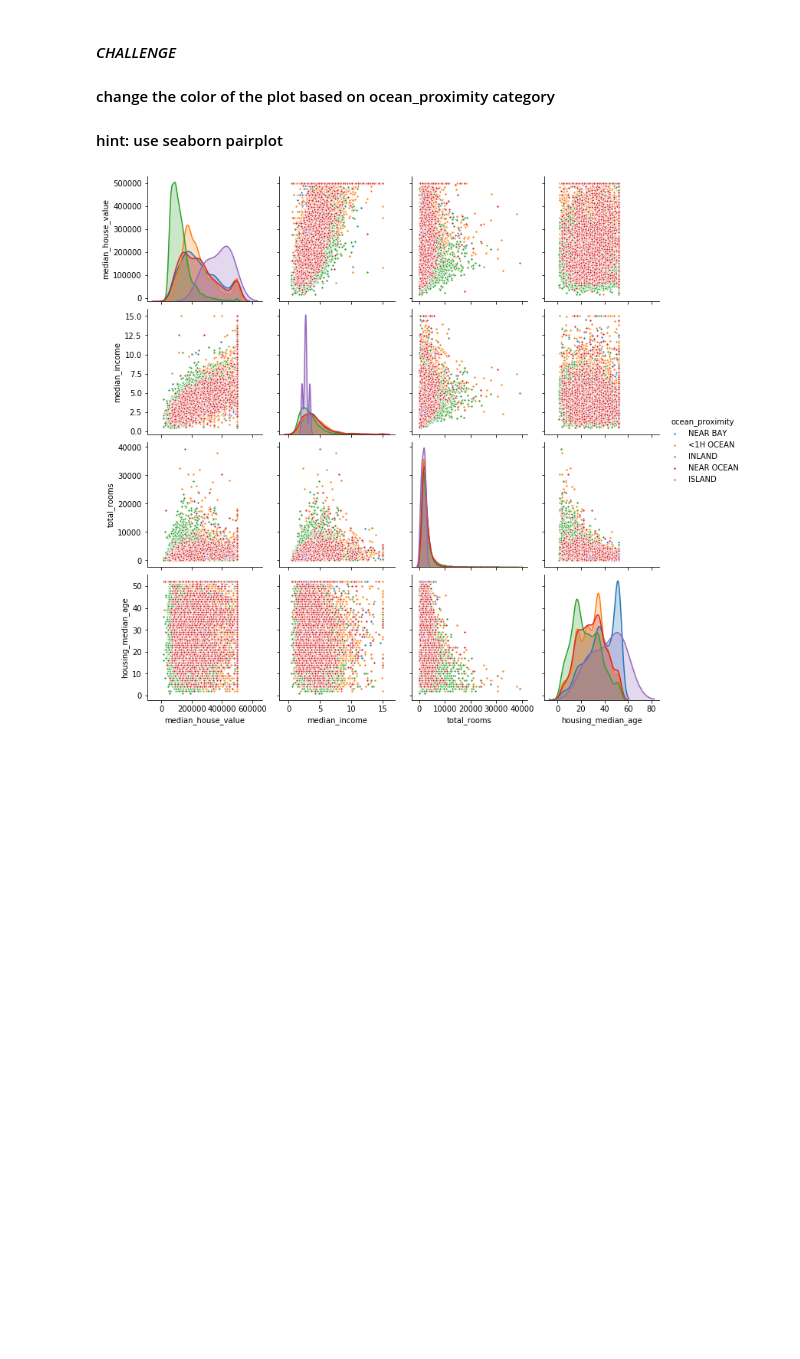
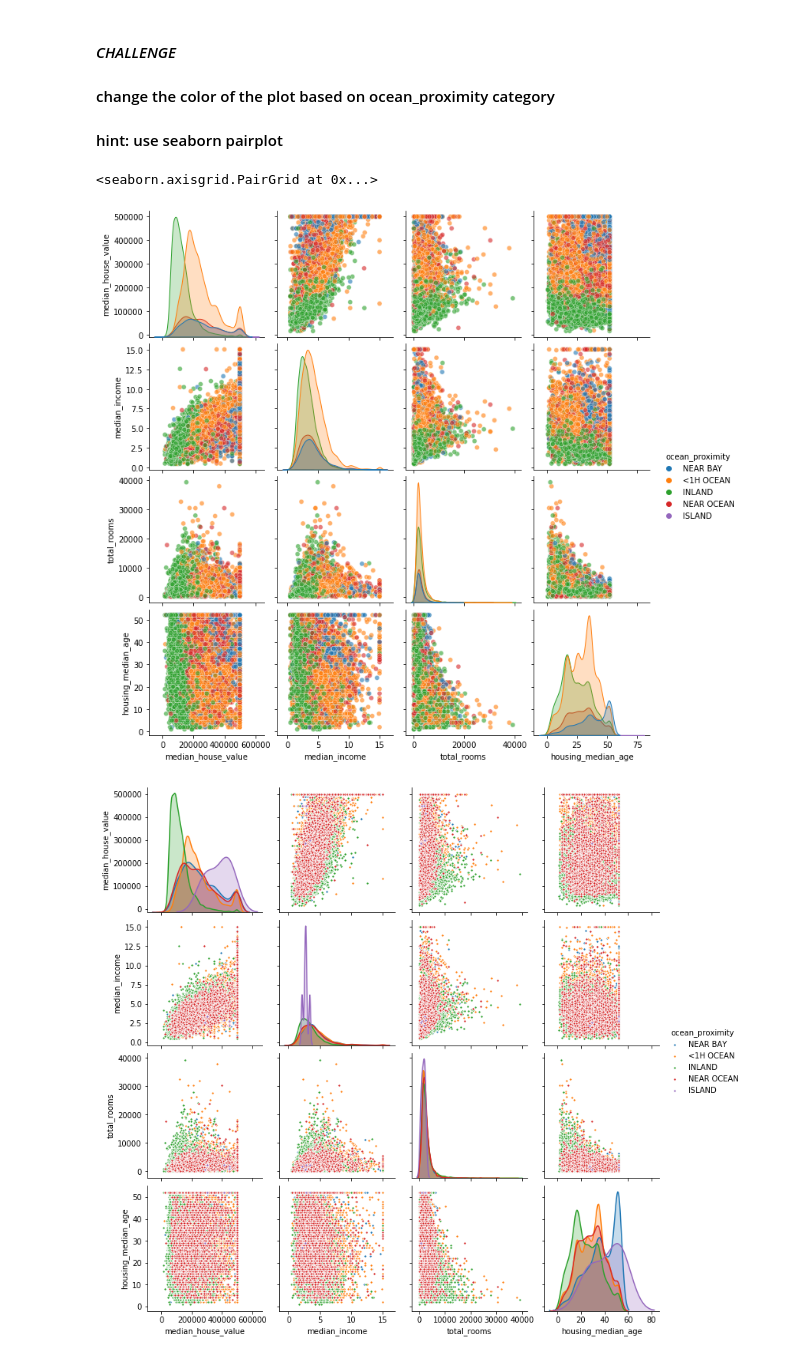
Before and after one commit to MsDiala/SHAI, a Jupyter notebook: Task7/Task_7_exercises.ipynb, the cells around one changed output. Saved outputs shown, nothing was run; the diff lists cells and outputs as text; code cells hidden in the pictures; blank space fills up the shorter version.

```diff
--- a/Task7/Task_7_exercises.ipynb
+++ b/Task7/Task_7_exercises.ipynb
@@ -367,3 +389,13 @@ attributes = ["median_house_value", "median_income", "total_rooms", "housing_med
+# %%
+# CODE HERE
+# Create a DataFrame with the selected attributes
+selected_data = df[attributes]
+
+# Use seaborn pairplot() to create the scatter plot matrix
+sns.pairplot(selected_data, hue='ocean_proximity', plot_kws={'alpha':0.6})
+# %% [output]
+<seaborn.axisgrid.PairGrid at 0x...>
+[figure, added]
 # %%
 # %% [output]
 [figure]
```
Also changed, not shown: parts of 7 cells of this notebook.
